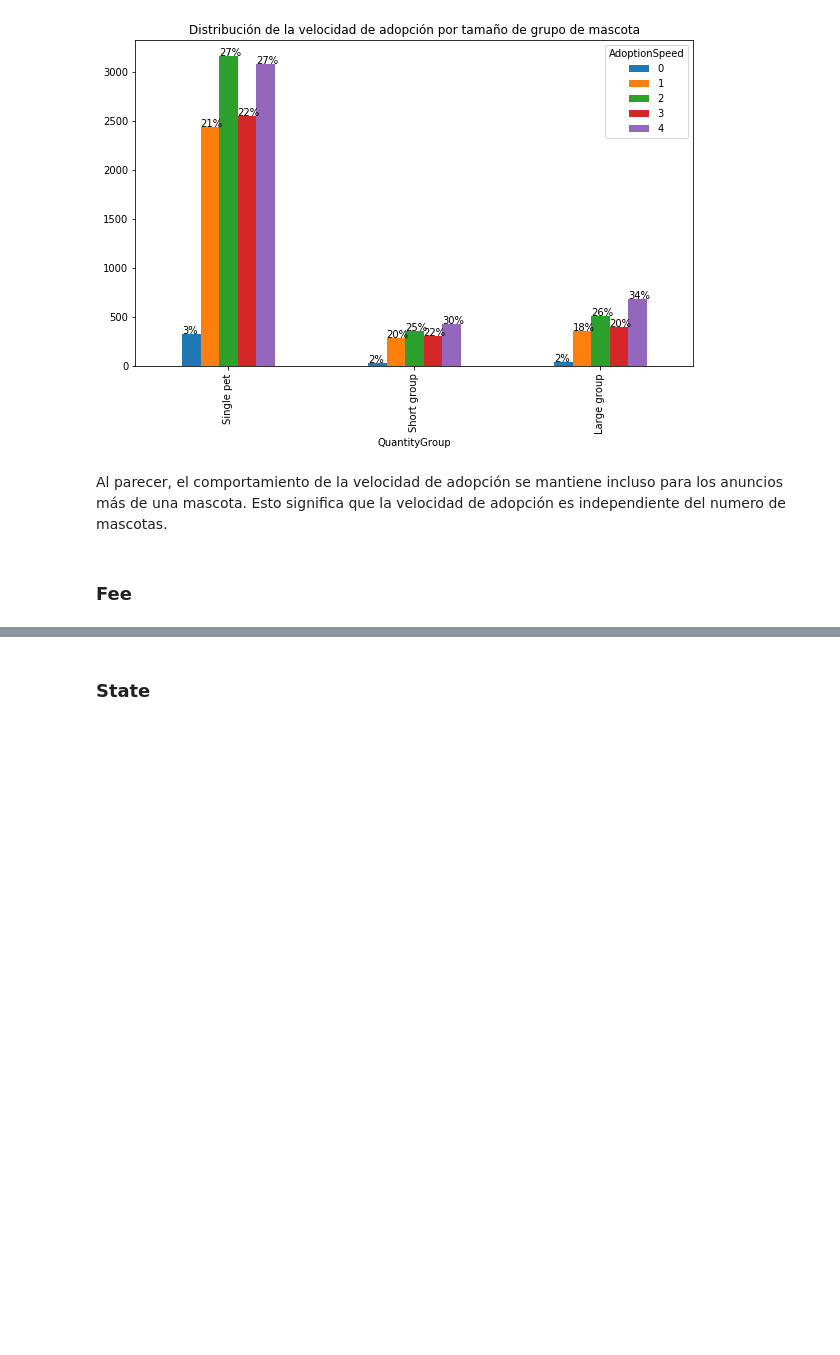
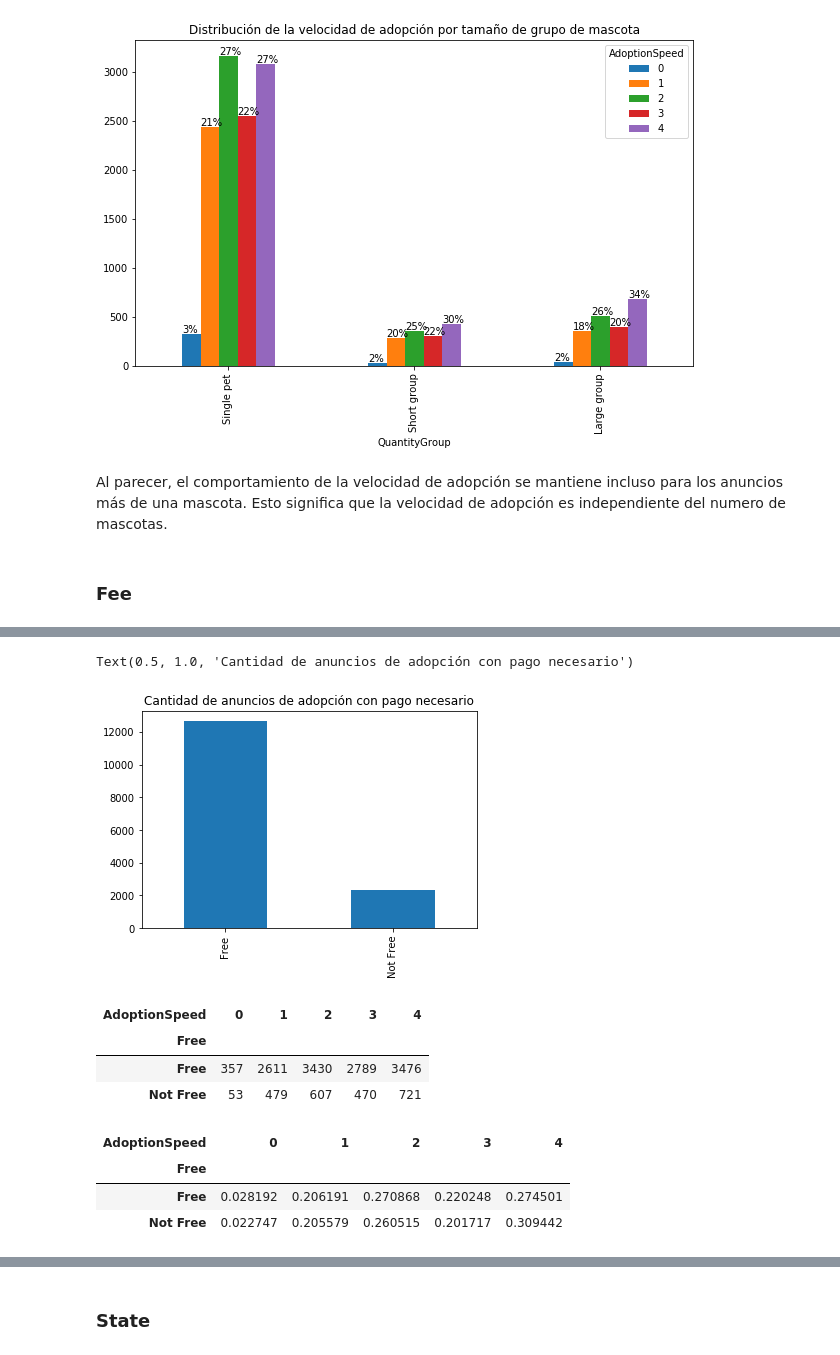
Before and after one commit to vhgiron-u/pets, a Jupyter notebook: Exploracion Victor.ipynb, the cells around one changed output, grey strips where cells are left out. Saved outputs shown, nothing was run; the diff lists cells and outputs as text; code cells hidden in the pictures; blank space fills up the shorter version.

```diff
--- a/Exploracion Victor.ipynb
+++ b/Exploracion Victor.ipynb
@@ -228,0 +233,3 @@ Al parecer, el comportamiento de la velocidad de adopción se mantiene incluso p
+# %%
+fee_data = train[['Fee', 'AdoptionSpeed', 'PetID']].copy()
+fee_data.sample(10)
@@ -228,0 +248,26 @@ Al parecer, el comportamiento de la velocidad de adopción se mantiene incluso p
+# %%
+fee_data['Free'] = fee_data.Fee.apply(lambda f: "Free" if f == 0 else "Not Free")
+# %%
+ax = fee_data['Free'].value_counts().plot.bar()
+ax.set_title("Cantidad de anuncios de adopción con pago necesario")
+# %% [output]
+Text(0.5, 1.0, 'Cantidad de anuncios de adopción con pago necesario')
+[figure, added]
+# %%
+feegroups = fee_data[['Free','AdoptionSpeed', 'PetID']].groupby(['Free','AdoptionSpeed']).count()
+feegroups = feegroups.reset_index()#.set_index(['QuantityGroup', 'AdoptionSpeed'])#.first()
+feegroups = feegroups.pivot_table(index= 'Free',columns='AdoptionSpeed',values='PetID')
+feegroups
+# %% [output]
+| AdoptionSpeed | 0 | 1 | 2 | 3 | 4 |
+| Free |  |  |  |  |  |
+| Free | 357 | 2611 | 3430 | 2789 | 3476 |
+| Not Free | 53 | 479 | 607 | 470 | 721 |
+# %%
+feepercentages = (feegroups.T / feegroups.sum(axis=1)).T
+feepercentages
+# %% [output]
+| AdoptionSpeed | 0 | 1 | 2 | 3 | 4 |
+| Free |  |  |  |  |  |
+| Free | 0.028192 | 0.206191 | 0.270868 | 0.220248 | 0.274501 |
+| Not Free | 0.022747 | 0.205579 | 0.260515 | 0.201717 | 0.309442 |
```
Also changed, not shown: parts of 25 cells of this notebook.
